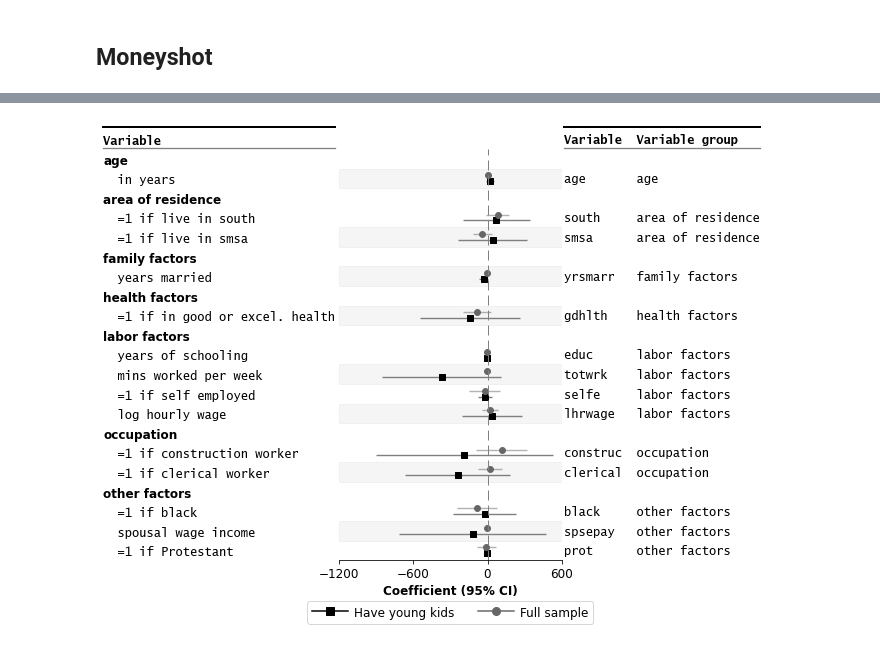
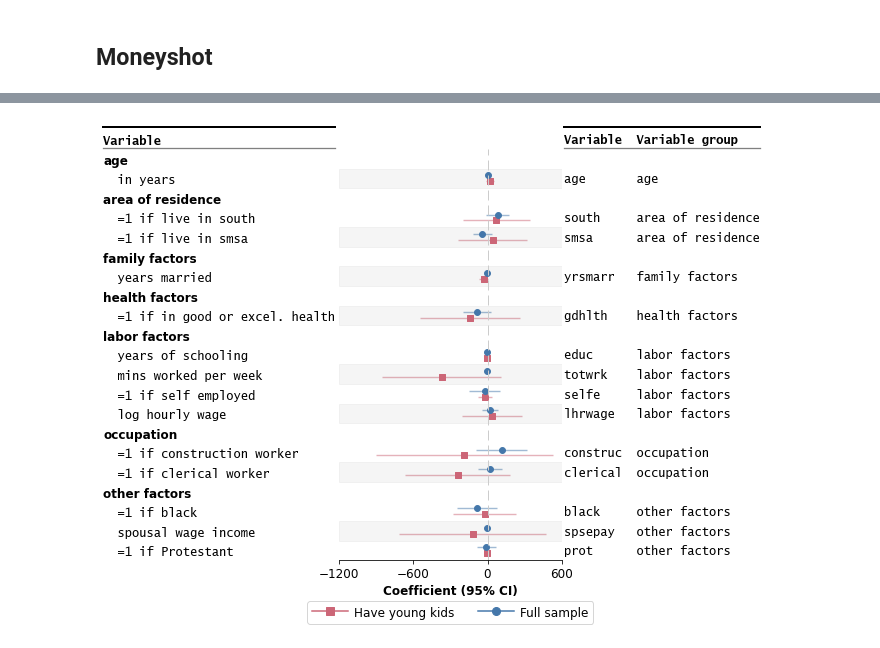
Before and after one commit to LSYS/forestplot, a Jupyter notebook: examples/test-multmodel-sleep.ipynb, the cells around one changed output, grey strips where cells are left out. Saved outputs shown, nothing was run; the diff lists cells and outputs as text; code cells hidden in the pictures.

```diff
--- a/examples/test-multmodel-sleep.ipynb
+++ b/examples/test-multmodel-sleep.ipynb
@@ -416,24 +416,24 @@ df.head()
 # %%
 _df, ax = fp.mforestplot(**std_opts,
                          color_alt_rows=True,
                          groupvar="group",
                          table=True,
-#                          annote=["label"],
-#                          annoteheaders=["Description"],
                          rightannote=["var", "group"],
                          right_annoteheaders=["Variable", "Variable group"],
                          xlabel="Coefficient (95% CI)",
                          modellabels=["Have young kids", "Full sample"],
+                         mcolor=["#CC6677", "#4477AA"],
                          xticks=[-1200,-600, 0, 600],
                          return_df=True,
                          # Additional kwargs for customizations
                          **{"marker": "D",  # set maker symbol as diamond
                             "markersize": 35,  # adjust marker size
                             "xlinestyle": (0, (10, 5)),  # long dash for x-reference line
                             "xlinecolor": "#808080",  # gray color for x-reference line
                             "xtick_size": 12,  # adjust x-ticker fontsize
-#                             "despine": False,
+                            "xlinestyle": (0, (10, 5)),  # long dash for x-reference line
+                            "xlinecolor": ".8",  # gray color for x-reference line
                            }
                         )
 # %% [output]
-[figure, old version]
+[figure, new version]
```
